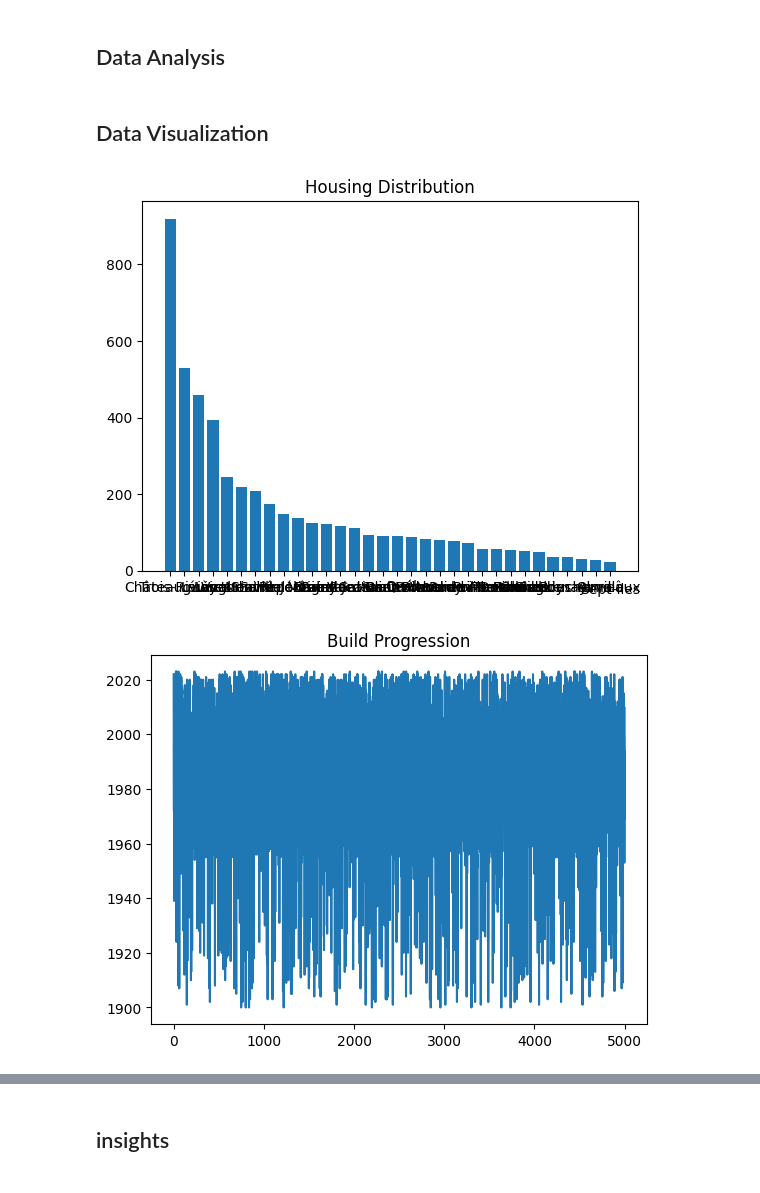
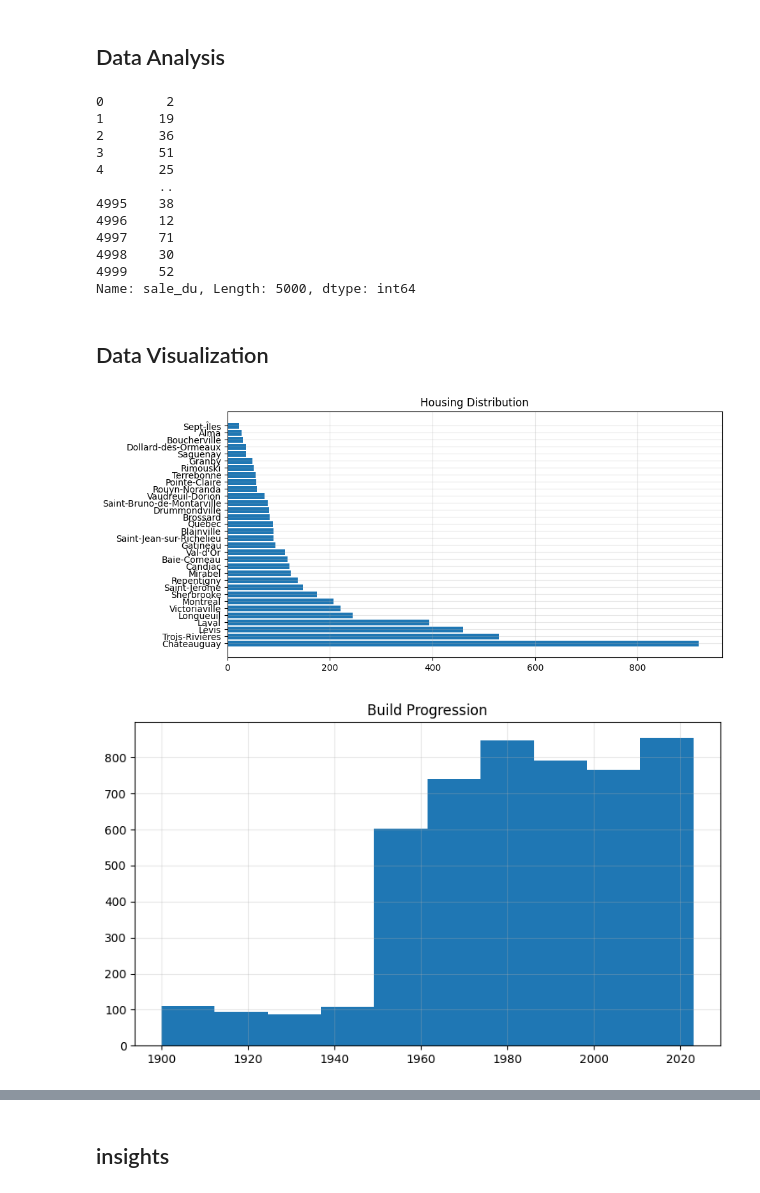
Before and after one commit to Astro0re/Data, a Jupyter notebook: Q_housing/analysis.ipynb, the cells around one changed output, grey strips where cells are left out. Cells and saved outputs as stored; diff of their text form; code cells hidden in the pictures.

```diff
--- a/Q_housing/analysis.ipynb
+++ b/Q_housing/analysis.ipynb
@@ -103,18 +103,38 @@ Baie-Comeau                    22
 Name: count, dtype: int64
 # %% [markdown]
 ## Data Analysis
+# %%
+data['sale_du'] = data['sale_year'] -  data['year_built']
+# %%
+data['sale_du']
+# %% [output]
+0        2
+1       19
+2       36
+3       51
+4       25
+        ..
+4995    38
+4996    12
+4997    71
+4998    30
+4999    52
+Name: sale_du, Length: 5000, dtype: int64
 # %% [markdown]
 ## Data Visualization
 # %%
-plt.bar(data['city'].unique(), data['city'].value_counts())
-plt.xticks()
+plt.figure(figsize=(10,5))
+plt.barh(data['city'].unique(), data['city'].value_counts())
 plt.title('Housing Distribution')
+plt.grid(True, alpha=0.3)
 plt.show();
 # %% [output]
-[figure, old version]
+[figure, new version]
 # %%
-plt.plot(data['year_built'])
+plt.figure(figsize=(9,5))
+plt.hist(data['year_built'])
 plt.title('Build Progression')
+plt.grid(True, alpha=0.3)
 plt.show();
 # %% [output]
-[figure, old version]
+[figure, new version]
```
Also changed, not shown: parts of 3 cells of this notebook.
